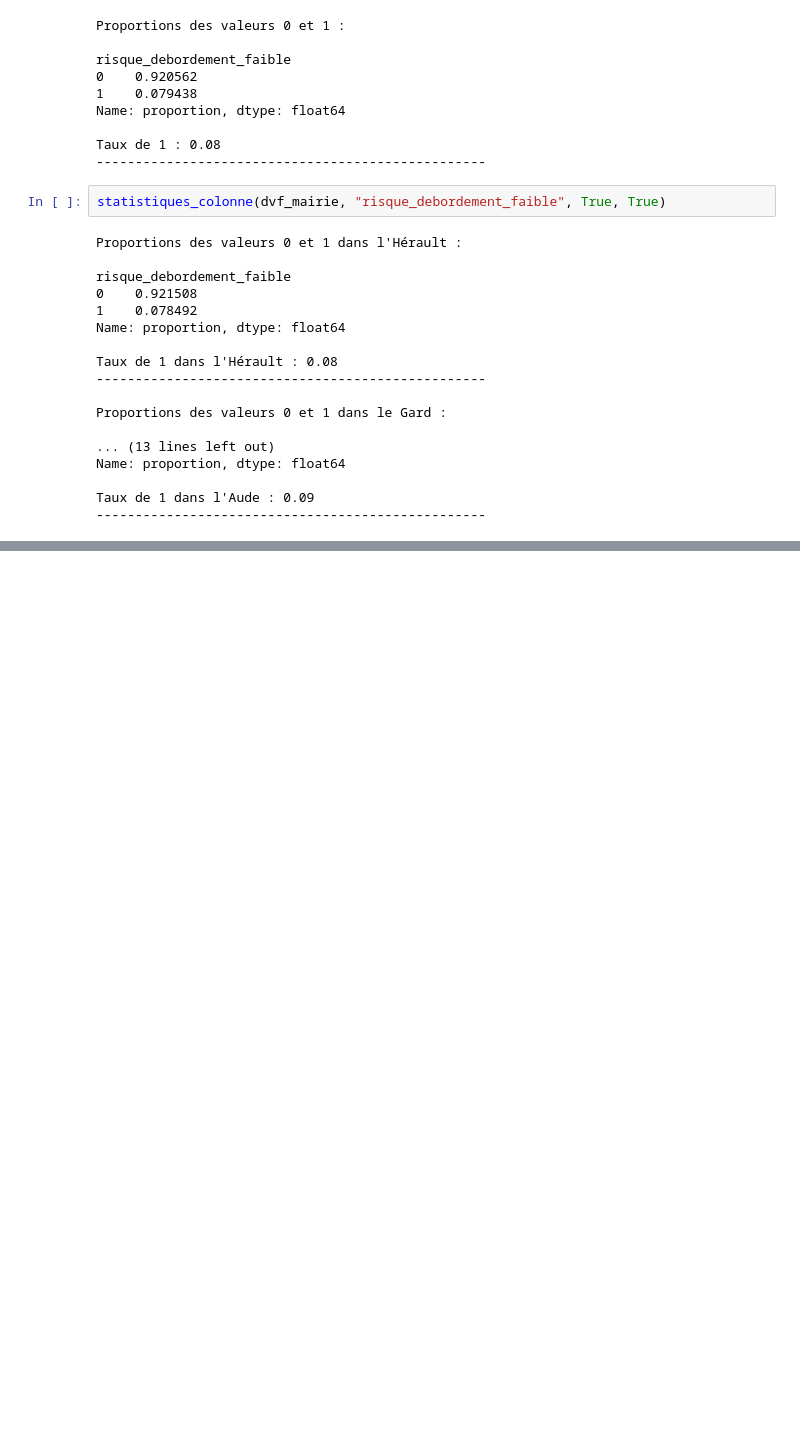
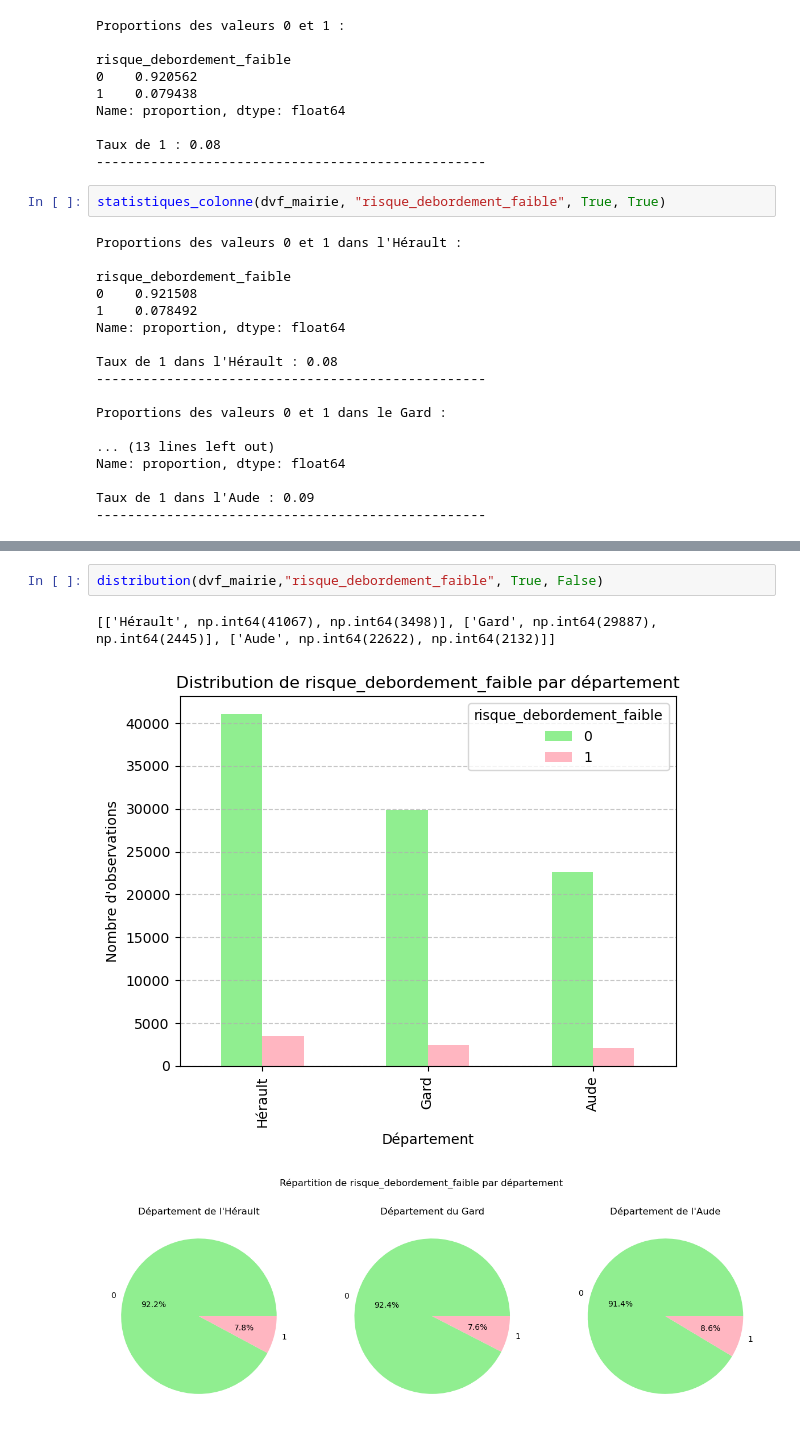
Before and after one commit to ppensier/projet_statapp_inondations, a Jupyter notebook: scripts/stat_data.ipynb, the cells around one changed output, grey strips where cells are left out. Drawn from its saved outputs; the diff is of its cells as text; blank space fills up the shorter version.

Commit message:
Fonctions d'affichage graphiques pour les variables de risque

```diff
--- a/scripts/stat_data.ipynb
+++ b/scripts/stat_data.ipynb
@@ -628,0 +733,6 @@ Taux de 1 dans l'Aude : 0.09
+# %%
+distribution(dvf_mairie,"risque_debordement_faible", True, False)
+# %% [output]
+[['Hérault', np.int64(41067), np.int64(3498)], ['Gard', np.int64(29887), np.int64(2445)], ['Aude', np.int64(22622), np.int64(2132)]]
+[figure, added]
+[figure, added]
```
Also changed, not shown: parts of 3 cells of this notebook.
